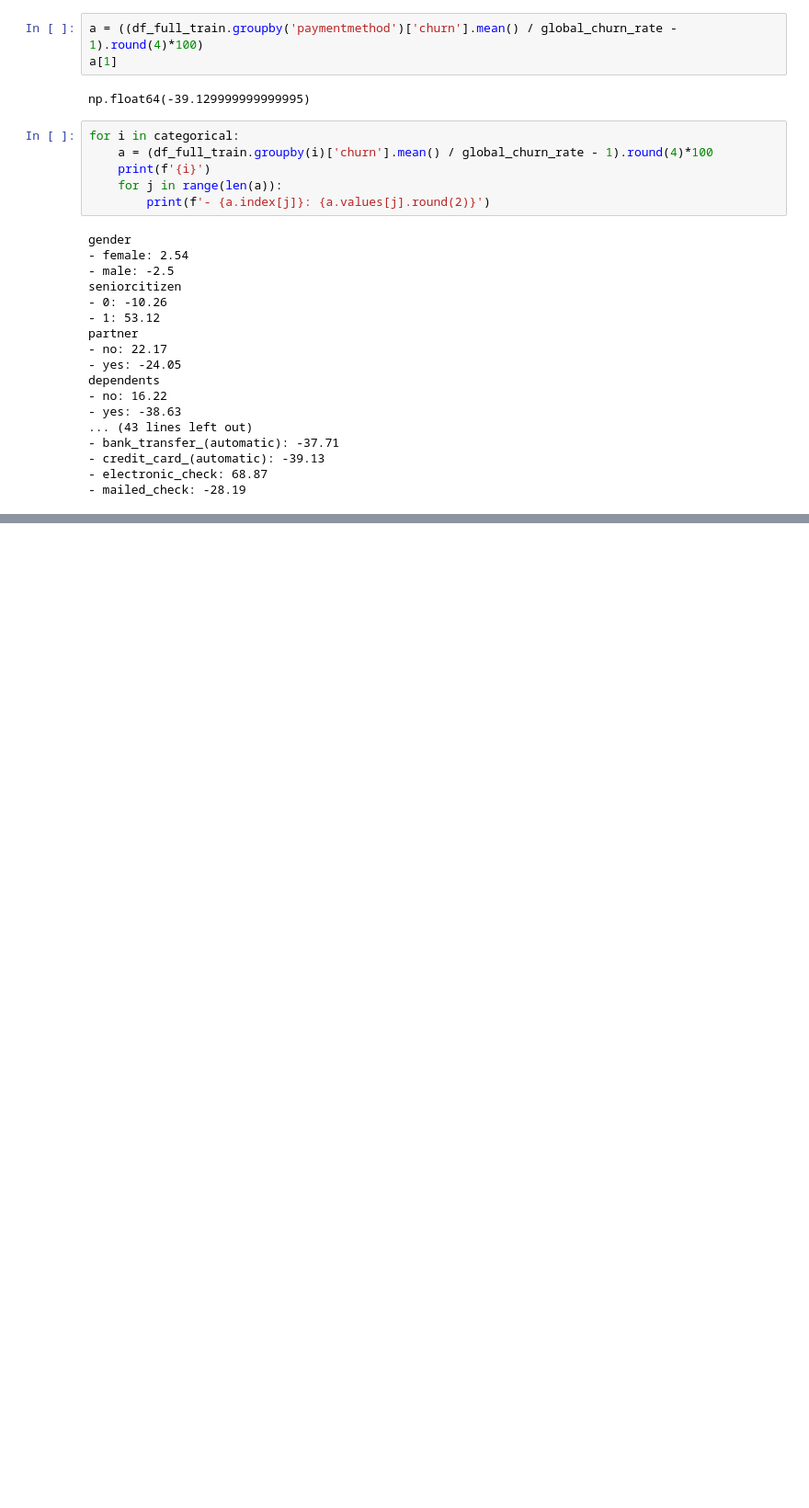
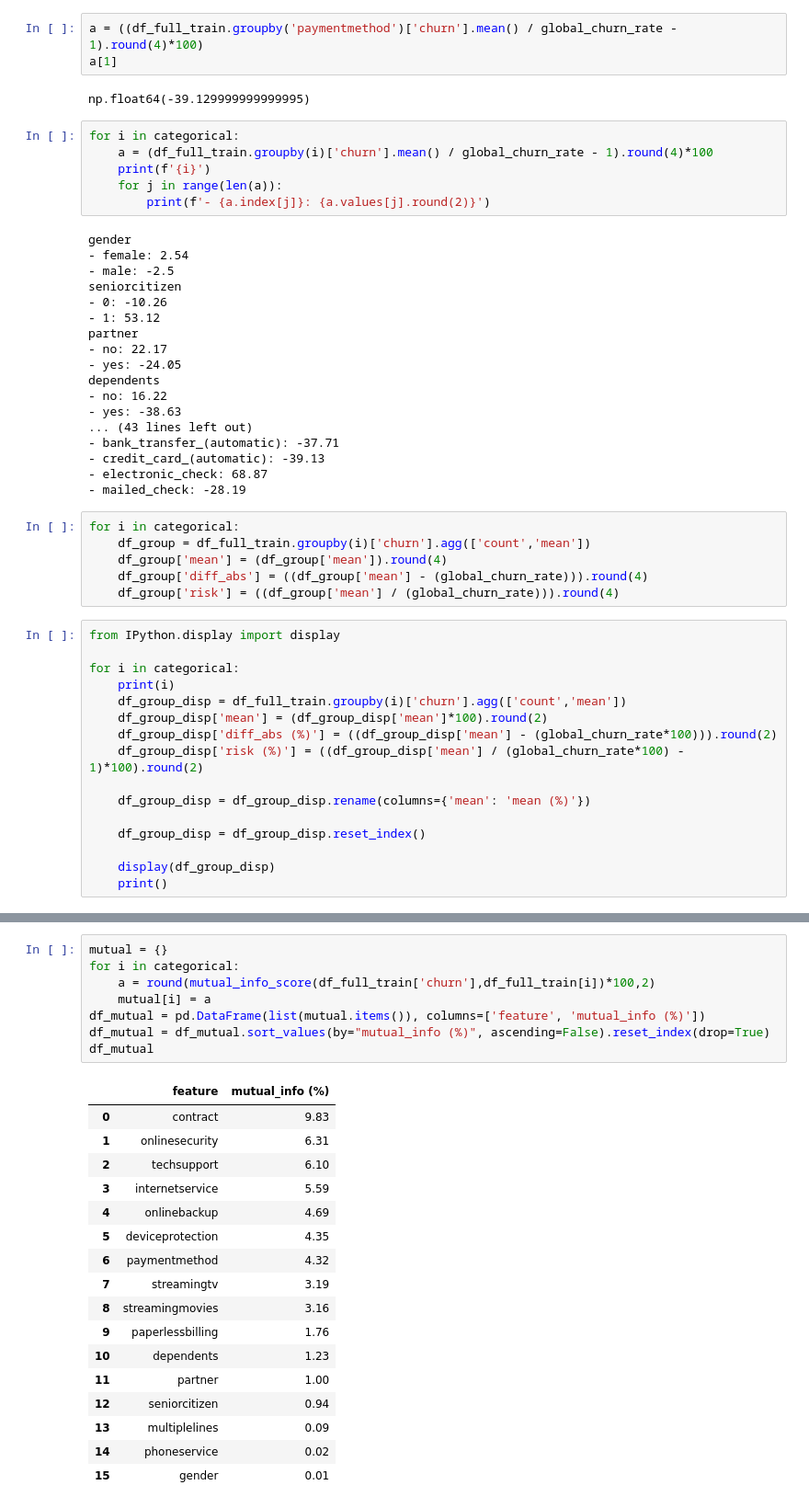
Before and after one commit to bruno-lima98/ml-zoomcamp-homework, a Jupyter notebook: 01-classes/03-classification/01-main.ipynb, the cells around one changed output, grey strips where cells are left out. Shown at 92% size. Drawn from its saved outputs; the diff is of its cells as text; blank space fills up the shorter version.

```diff
--- a/01-classes/03-classification/01-main.ipynb
+++ b/01-classes/03-classification/01-main.ipynb
@@ -177,3 +177,25 @@ dependents
 - credit_card_(automatic): -39.13
 - electronic_check: 68.87
 - mailed_check: -28.19
+# %%
+for i in categorical:
+    df_group = df_full_train.groupby(i)['churn'].agg(['count','mean'])
+    df_group['mean'] = (df_group['mean']).round(4)
+    df_group['diff_abs'] = ((df_group['mean'] - (global_churn_rate))).round(4)
+    df_group['risk'] = ((df_group['mean'] / (global_churn_rate))).round(4)
+# %%
+from IPython.display import display
+
+for i in categorical:
+    print(i)
+    df_group_disp = df_full_train.groupby(i)['churn'].agg(['count','mean'])
+    df_group_disp['mean'] = (df_group_disp['mean']*100).round(2)
+    df_group_disp['diff_abs (%)'] = ((df_group_disp['mean'] - (global_churn_rate*100))).round(2)
+    df_group_disp['risk (%)'] = ((df_group_disp['mean'] / (global_churn_rate*100) - 1)*100).round(2)
+
+    df_group_disp = df_group_disp.rename(columns={'mean': 'mean (%)'})
+
+    df_group_disp = df_group_disp.reset_index()
+
+    display(df_group_disp)
+    print()
@@ -179,0 +239,26 @@ dependents
+# %%
+mutual = {}
+for i in categorical:
+    a = round(mutual_info_score(df_full_train['churn'],df_full_train[i])*100,2)
+    mutual[i] = a
+df_mutual = pd.DataFrame(list(mutual.items()), columns=['feature', 'mutual_info (%)'])
+df_mutual = df_mutual.sort_values(by="mutual_info (%)", ascending=False).reset_index(drop=True)
+df_mutual
+# %% [output]
+|  | feature | mutual_info (%) |
+| 0 | contract | 9.83 |
+| 1 | onlinesecurity | 6.31 |
+| 2 | techsupport | 6.10 |
+| 3 | internetservice | 5.59 |
+| 4 | onlinebackup | 4.69 |
+| 5 | deviceprotection | 4.35 |
+| 6 | paymentmethod | 4.32 |
+| 7 | streamingtv | 3.19 |
+| 8 | streamingmovies | 3.16 |
+| 9 | paperlessbilling | 1.76 |
+| 10 | dependents | 1.23 |
+| 11 | partner | 1.00 |
+| 12 | seniorcitizen | 0.94 |
+| 13 | multiplelines | 0.09 |
+| 14 | phoneservice | 0.02 |
+| 15 | gender | 0.01 |
```
Also changed, not shown: parts of 21 cells of this notebook.
